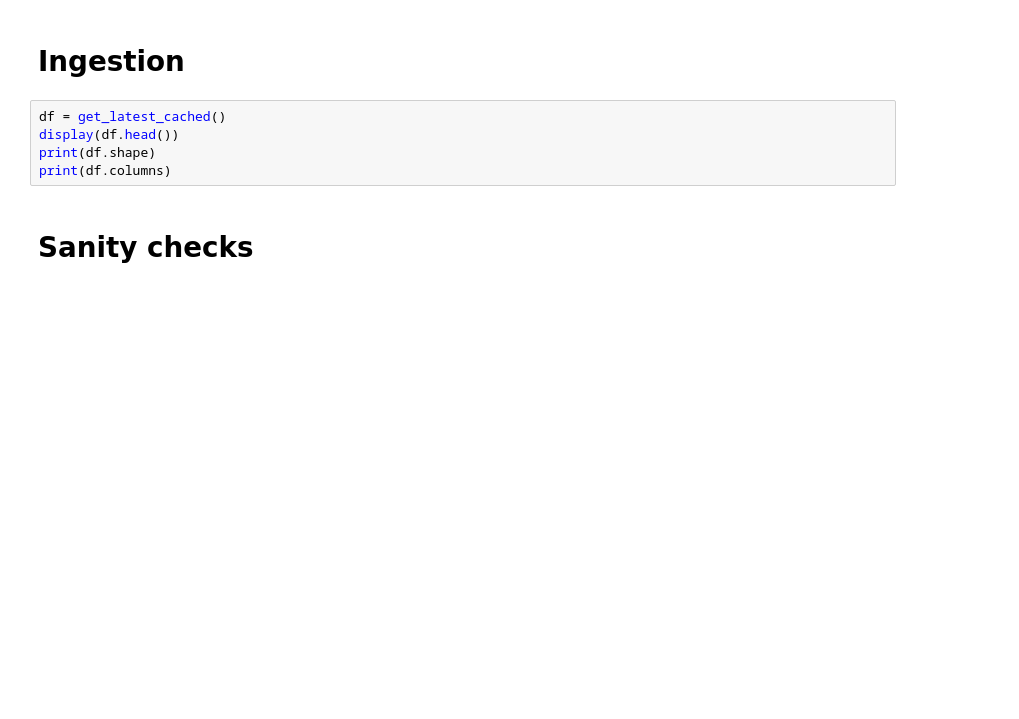
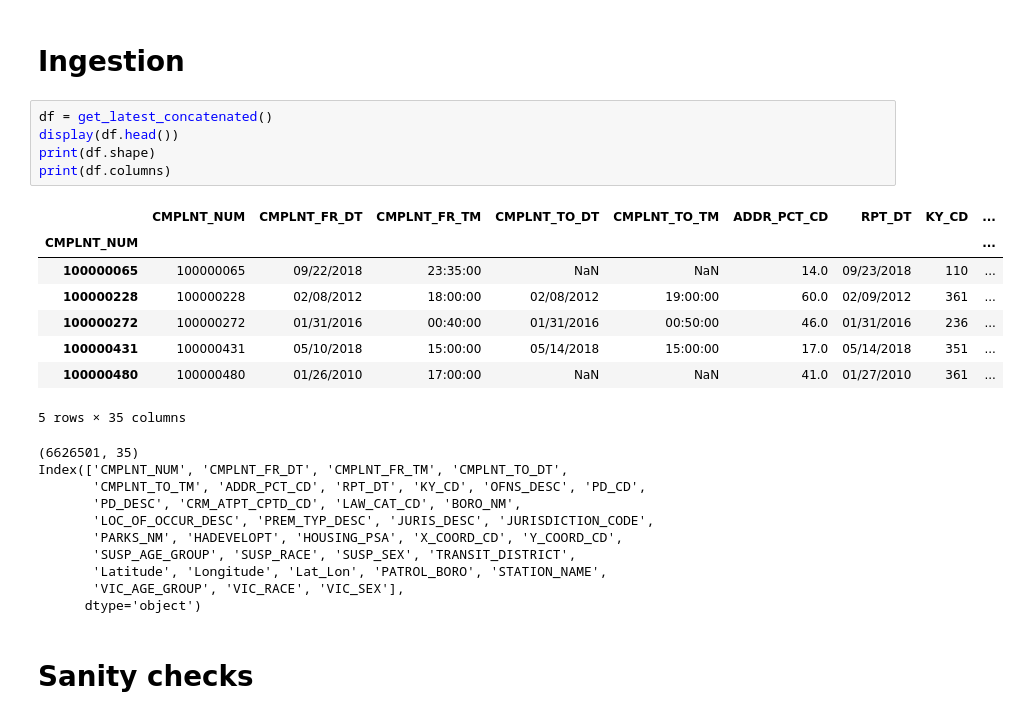
Before and after one commit to mikss/nypdcd, a Jupyter notebook: notebooks/exploratory.ipynb, the cells around one changed output. Saved outputs shown, nothing was run; the diff lists cells and outputs as text; blank space fills up the shorter version.

```diff
--- a/notebooks/exploratory.ipynb
+++ b/notebooks/exploratory.ipynb
@@ -20,10 +21,29 @@ sns.set_style("whitegrid")
 # %% [markdown]
 # Ingestion
 # %%
-df = get_latest_cached()
+df = get_latest_concatenated()
 display(df.head())
 print(df.shape)
 print(df.columns)
+# %% [output]
+|  | CMPLNT_NUM | CMPLNT_FR_DT | CMPLNT_FR_TM | CMPLNT_TO_DT | CMPLNT_TO_TM | ADDR_PCT_CD | RPT_DT | KY_CD | ... |
+| CMPLNT_NUM |  |  |  |  |  |  |  |  | ... |
+| 100000065 | 100000065 | 09/22/2018 | 23:35:00 | NaN | NaN | 14.0 | 09/23/2018 | 110 | ... |
+| 100000228 | 100000228 | 02/08/2012 | 18:00:00 | 02/08/2012 | 19:00:00 | 60.0 | 02/09/2012 | 361 | ... |
+| 100000272 | 100000272 | 01/31/2016 | 00:40:00 | 01/31/2016 | 00:50:00 | 46.0 | 01/31/2016 | 236 | ... |
+| 100000431 | 100000431 | 05/10/2018 | 15:00:00 | 05/14/2018 | 15:00:00 | 17.0 | 05/14/2018 | 351 | ... |
+| 100000480 | 100000480 | 01/26/2010 | 17:00:00 | NaN | NaN | 41.0 | 01/27/2010 | 361 | ... |
+5 rows × 35 columns
+(6626501, 35)
+Index(['CMPLNT_NUM', 'CMPLNT_FR_DT', 'CMPLNT_FR_TM', 'CMPLNT_TO_DT',
+       'CMPLNT_TO_TM', 'ADDR_PCT_CD', 'RPT_DT', 'KY_CD', 'OFNS_DESC', 'PD_CD',
+       'PD_DESC', 'CRM_ATPT_CPTD_CD', 'LAW_CAT_CD', 'BORO_NM',
+       'LOC_OF_OCCUR_DESC', 'PREM_TYP_DESC', 'JURIS_DESC', 'JURISDICTION_CODE',
+       'PARKS_NM', 'HADEVELOPT', 'HOUSING_PSA', 'X_COORD_CD', 'Y_COORD_CD',
+       'SUSP_AGE_GROUP', 'SUSP_RACE', 'SUSP_SEX', 'TRANSIT_DISTRICT',
+       'Latitude', 'Longitude', 'Lat_Lon', 'PATROL_BORO', 'STATION_NAME',
+       'VIC_AGE_GROUP', 'VIC_RACE', 'VIC_SEX'],
+      dtype='object')
 # %% [markdown]
 # Sanity checks
 # %% [markdown]
```
Also changed, not shown: parts of 16 cells of this notebook, 2 other files.
